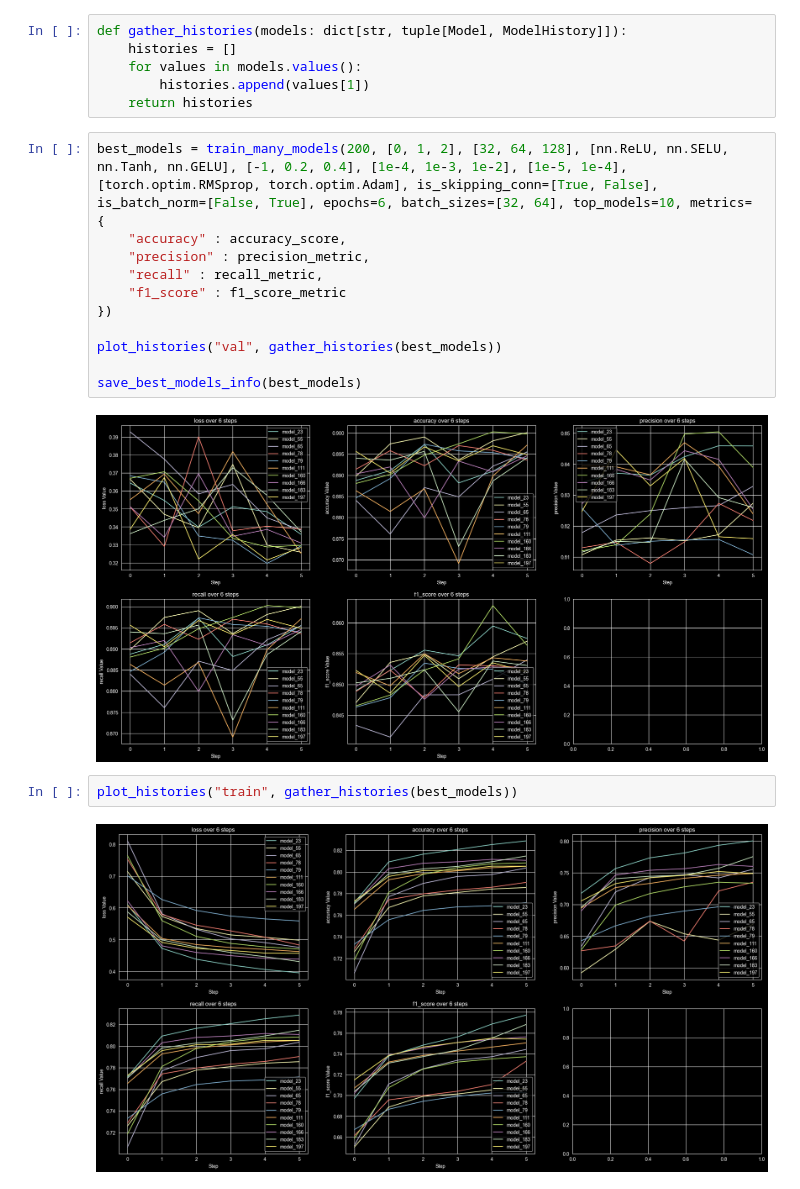
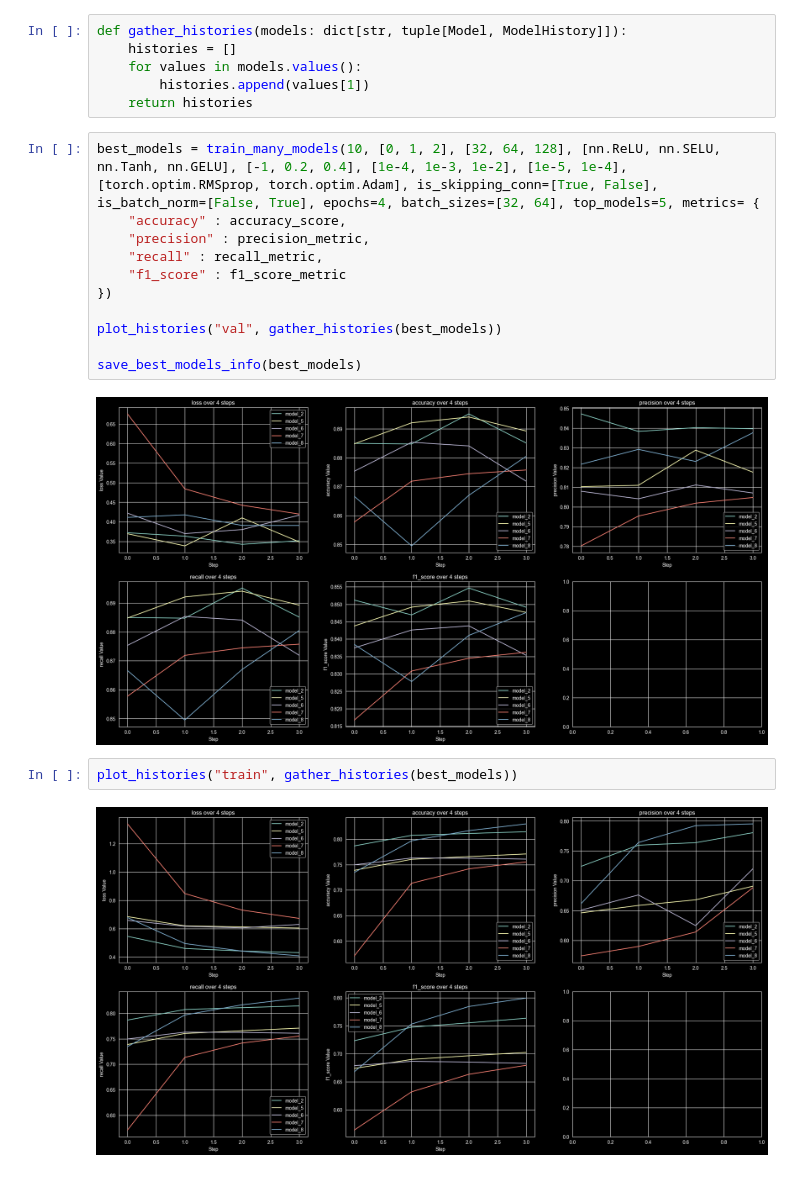
Before and after one commit to Gawronek-8/GGSN-projects, a Jupyter notebook: proj1/Model_testing.ipynb, the cells around one changed output. Saved outputs shown, nothing was run; the diff lists cells and outputs as text.

```diff
--- a/proj1/Model_testing.ipynb
+++ b/proj1/Model_testing.ipynb
@@ -217,19 +218,19 @@ def gather_histories(models: dict[str, tuple[Model, ModelHistory]]):
         histories.append(values[1])
     return histories
 # %%
-best_models = train_many_models(200, [0, 1, 2], [32, 64, 128], [nn.ReLU, nn.SELU, nn.Tanh, nn.GELU], [-1, 0.2, 0.4], [1e-4, 1e-3, 1e-2], [1e-5, 1e-4], [torch.optim.RMSprop, torch.optim.Adam], is_skipping_conn=[True, False], is_batch_norm=[False, True], epochs=6, batch_sizes=[32, 64], top_models=10, metrics= {
+best_models = train_many_models(10, [0, 1, 2], [32, 64, 128], [nn.ReLU, nn.SELU, nn.Tanh, nn.GELU], [-1, 0.2, 0.4], [1e-4, 1e-3, 1e-2], [1e-5, 1e-4], [torch.optim.RMSprop, torch.optim.Adam], is_skipping_conn=[True, False], is_batch_norm=[False, True], epochs=4, batch_sizes=[32, 64], top_models=5, metrics= {
     "accuracy" : accuracy_score,
     "precision" : precision_metric,
     "recall" : recall_metric,
     "f1_score" : f1_score_metric
 })
 
 plot_histories("val", gather_histories(best_models))
 
 save_best_models_info(best_models)
 # %% [output]
-[figure, old version]
+[figure, new version]
 # %%
 plot_histories("train", gather_histories(best_models))
 # %% [output]
-[figure, old version]
+[figure, new version]
```
Also changed, not shown: parts of 9 cells of this notebook.
